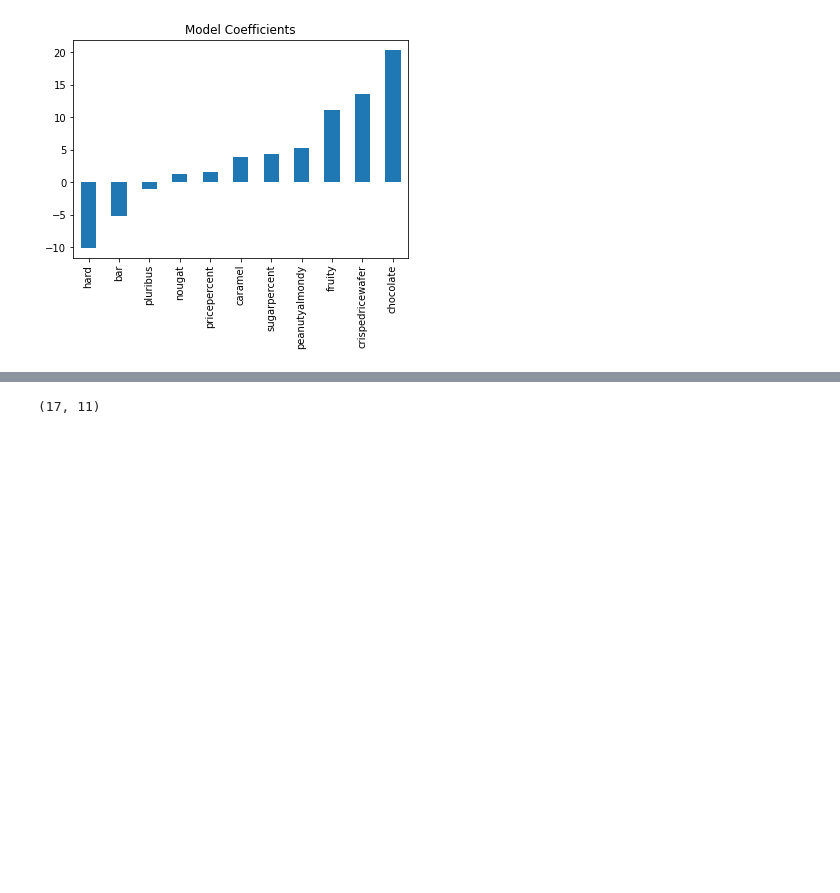
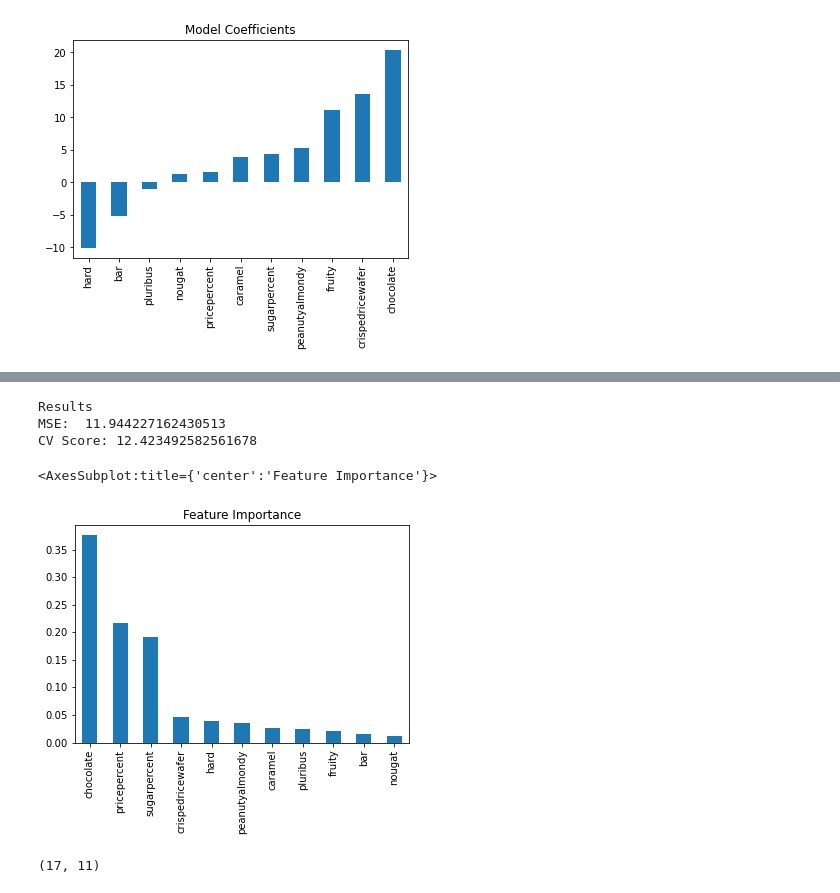
Before and after one commit to Karunakarbugide/HALLOWEEN-CANDY-WINPERCENT, a Jupyter notebook: Hallowen_Candy_Winoercent_prediction.ipynb, the cells around one changed output, grey strips where cells are left out. Saved outputs shown, nothing was run; the diff lists cells and outputs as text; code cells hidden in the pictures; blank space fills up the shorter version.

```diff
--- a/Hallowen_Candy_Winoercent_prediction.ipynb
+++ b/Hallowen_Candy_Winoercent_prediction.ipynb
@@ -246,3 +252,15 @@ array([63.82934199, 66.87406441, 49.32072641, 54.67512494, 72.84855028,
+# %%
+from sklearn.ensemble import RandomForestRegressor
+model = RandomForestRegressor(n_jobs=-1)
+train_model(model, X, y)
+features = pd.Series(model.feature_importances_, X.columns).sort_values(ascending=False)
+features.plot(kind='bar', title='Feature Importance')
+# %% [output]
+Results
+MSE:  11.944227162430513
+CV Score: 12.423492582561678
+<AxesSubplot:title={'center':'Feature Importance'}>
+[figure, added]
 # %%
 # load data set
 df_test =pd.read_csv('candy_test.csv')
```
Also changed, not shown: parts of 4 cells of this notebook.
